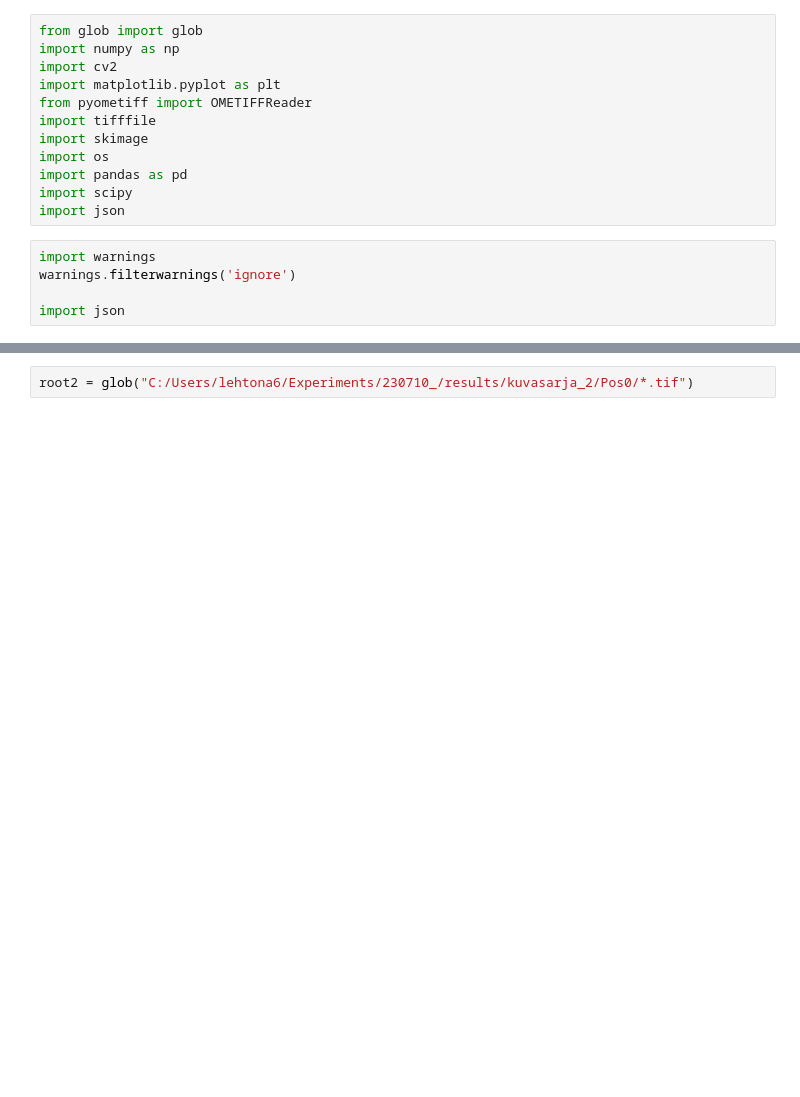
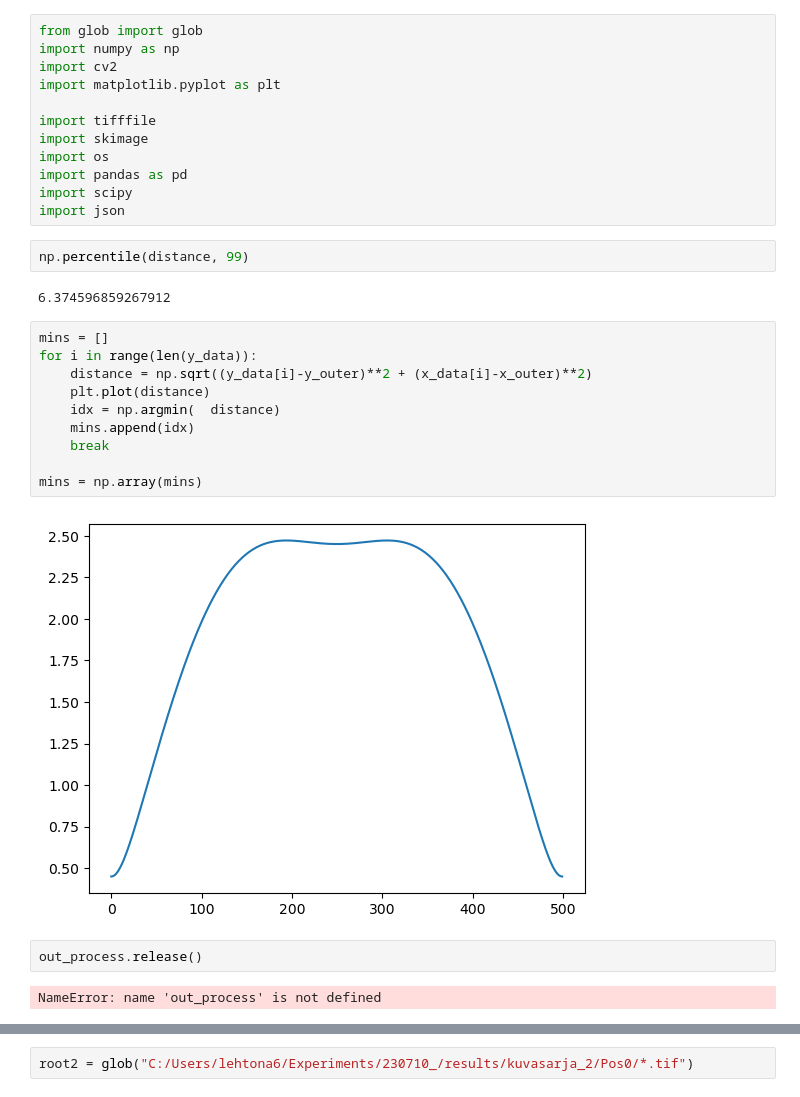
Before and after one commit to ArttuD/InstruProject, a Jupyter notebook: jupyterNotebooks/createVideos.ipynb, the cells around one changed output, grey strips where cells are left out. Drawn from its saved outputs; the diff is of its cells as text; blank space fills up the shorter version.

```diff
--- a/jupyterNotebooks/createVideos.ipynb
+++ b/jupyterNotebooks/createVideos.ipynb
@@ -3,15 +3,30 @@ from glob import glob
 import numpy as np
 import cv2
 import matplotlib.pyplot as plt
-from pyometiff import OMETIFFReader
+
 import tifffile
 import skimage
 import os
 import pandas as pd
 import scipy
 import json
-# %%
-import warnings
-warnings.filterwarnings('ignore')
-
-import json
+# %%
+np.percentile(distance, 99)
+# %% [output]
+6.374596859267912
+# %%
+mins = []
+for i in range(len(y_data)):
+    distance = np.sqrt((y_data[i]-y_outer)**2 + (x_data[i]-x_outer)**2)
+    plt.plot(distance)
+    idx = np.argmin(  distance)
+    mins.append(idx)
+    break
+
+mins = np.array(mins)
+# %% [output]
+[figure, added]
+# %%
+out_process.release()
+# %% [output]
+NameError: name 'out_process' is not defined
```
Also changed, not shown: parts of 6 cells of this notebook, 3 other files.
